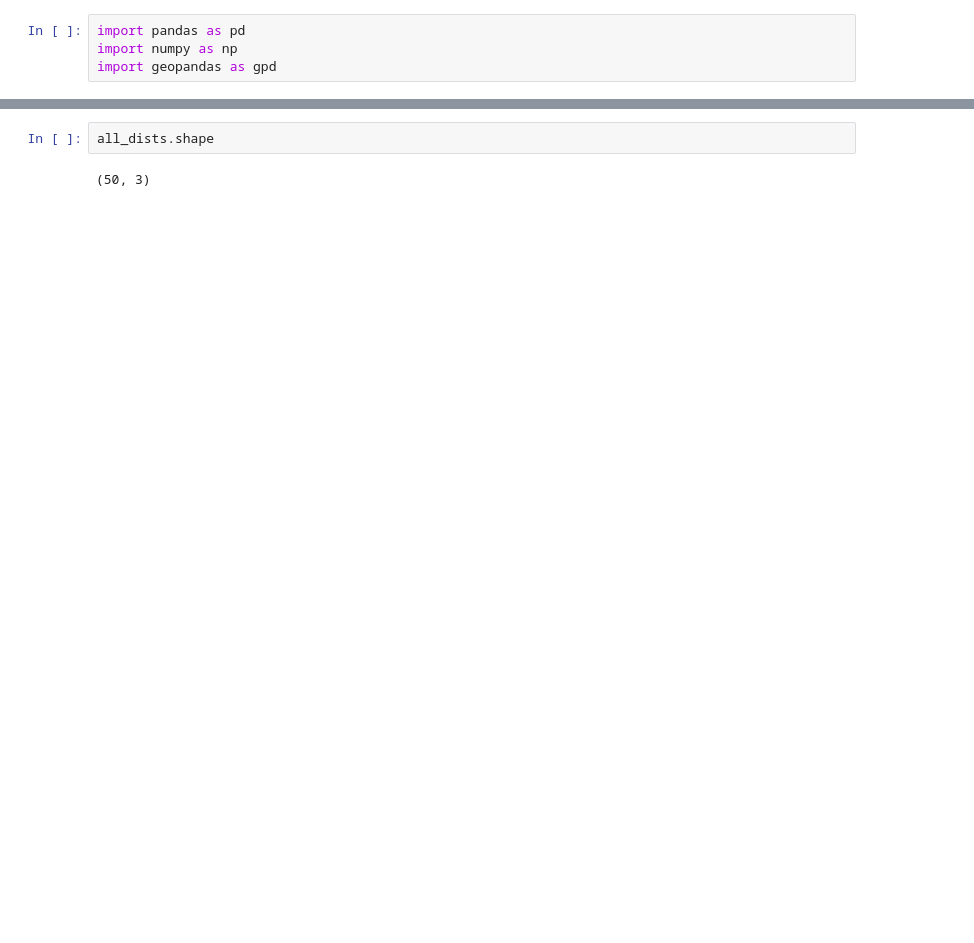
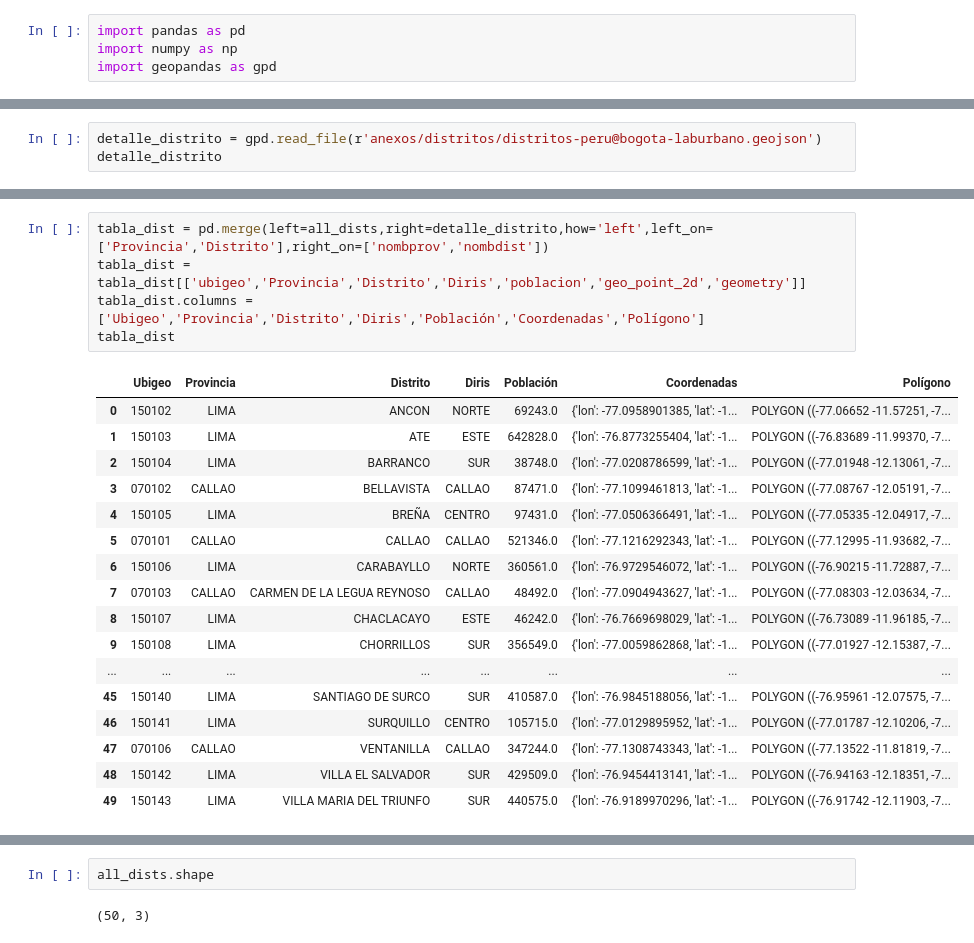
Before and after one commit to Sofoclesias/dengue-propagation, a Jupyter notebook: hey.ipynb, the cells around one changed output, grey strips where cells are left out. Drawn from its saved outputs; the diff is of its cells as text; blank space fills up the shorter version.

```diff
--- a/hey.ipynb
+++ b/hey.ipynb
@@ -16,0 +37,3 @@ base2024 = base2024[['Año','Provincia','Distrito','Semana','Casos']]
+# %%
+detalle_distrito = gpd.read_file(r'anexos/distritos/distritos-peru@bogota-laburbano.geojson')
+detalle_distrito
@@ -17 +57,24 @@ base2024 = base2024[['Año','Provincia','Distrito','Semana','Casos']]
+# %%
+tabla_dist = pd.merge(left=all_dists,right=detalle_distrito,how='left',left_on=['Provincia','Distrito'],right_on=['nombprov','nombdist'])
+tabla_dist = tabla_dist[['ubigeo','Provincia','Distrito','Diris','poblacion','geo_point_2d','geometry']]
+tabla_dist.columns = ['Ubigeo','Provincia','Distrito','Diris','Población','Coordenadas','Polígono']
+tabla_dist
+# %% [output]
+|  | Ubigeo | Provincia | Distrito | Diris | Población | Coordenadas | Polígono |
+| 0 | 150102 | LIMA | ANCON | NORTE | 69243.0 | {'lon': -77.0958901385, 'lat': -1... | POLYGON ((-77.06652 -11.57251, -7... |
+| 1 | 150103 | LIMA | ATE | ESTE | 642828.0 | {'lon': -76.8773255404, 'lat': -1... | POLYGON ((-76.83689 -11.99370, -7... |
+| 2 | 150104 | LIMA | BARRANCO | SUR | 38748.0 | {'lon': -77.0208786599, 'lat': -1... | POLYGON ((-77.01948 -12.13061, -7... |
+| 3 | 070102 | CALLAO | BELLAVISTA | CALLAO | 87471.0 | {'lon': -77.1099461813, 'lat': -1... | POLYGON ((-77.08767 -12.05191, -7... |
+| 4 | 150105 | LIMA | BREÑA | CENTRO | 97431.0 | {'lon': -77.0506366491, 'lat': -1... | POLYGON ((-77.05335 -12.04917, -7... |
+| 5 | 070101 | CALLAO | CALLAO | CALLAO | 521346.0 | {'lon': -77.1216292343, 'lat': -1... | POLYGON ((-77.12995 -11.93682, -7... |
+| 6 | 150106 | LIMA | CARABAYLLO | NORTE | 360561.0 | {'lon': -76.9729546072, 'lat': -1... | POLYGON ((-76.90215 -11.72887, -7... |
+| 7 | 070103 | CALLAO | CARMEN DE LA LEGUA REYNOSO | CALLAO | 48492.0 | {'lon': -77.0904943627, 'lat': -1... | POLYGON ((-77.08303 -12.03634, -7... |
+| 8 | 150107 | LIMA | CHACLACAYO | ESTE | 46242.0 | {'lon': -76.7669698029, 'lat': -1... | POLYGON ((-76.73089 -11.96185, -7... |
+| 9 | 150108 | LIMA | CHORRILLOS | SUR | 356549.0 | {'lon': -77.0059862868, 'lat': -1... | POLYGON ((-77.01927 -12.15387, -7... |
+| ... | ... | ... | ... | ... | ... | ... | ... |
+| 45 | 150140 | LIMA | SANTIAGO DE SURCO | SUR | 410587.0 | {'lon': -76.9845188056, 'lat': -1... | POLYGON ((-76.95961 -12.07575, -7... |
+| 46 | 150141 | LIMA | SURQUILLO | CENTRO | 105715.0 | {'lon': -77.0129895952, 'lat': -1... | POLYGON ((-77.01787 -12.10206, -7... |
+| 47 | 070106 | CALLAO | VENTANILLA | CALLAO | 347244.0 | {'lon': -77.1308743343, 'lat': -1... | POLYGON ((-77.13522 -11.81819, -7... |
+| 48 | 150142 | LIMA | VILLA EL SALVADOR | SUR | 429509.0 | {'lon': -76.9454413141, 'lat': -1... | POLYGON ((-76.94163 -12.18351, -7... |
+| 49 | 150143 | LIMA | VILLA MARIA DEL TRIUNFO | SUR | 440575.0 | {'lon': -76.9189970296, 'lat': -1... | POLYGON ((-76.91742 -12.11903, -7... |
 # %%
```
Also changed, not shown: parts of 8 cells of this notebook, 3 other files.
